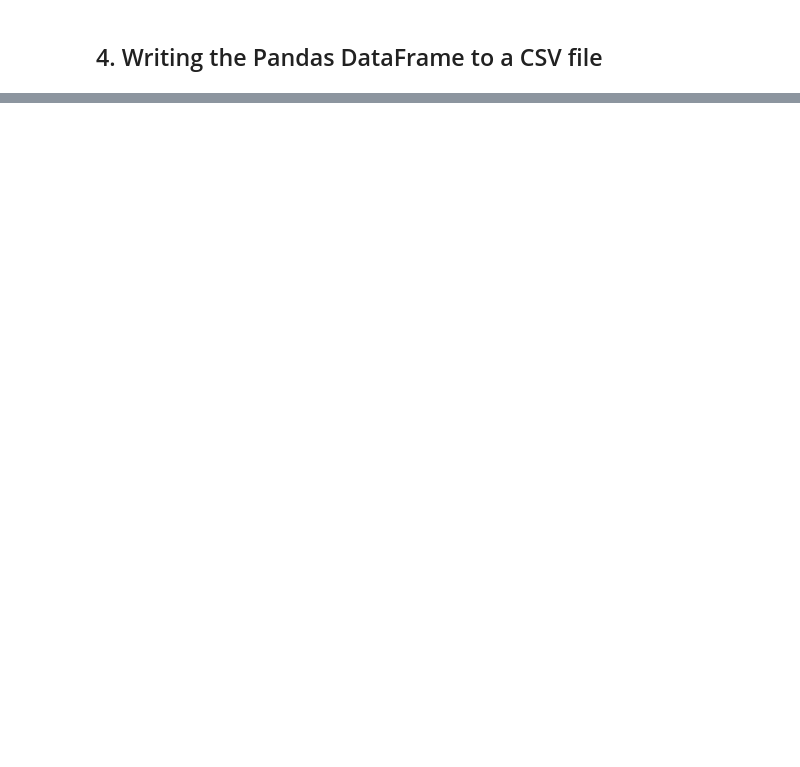
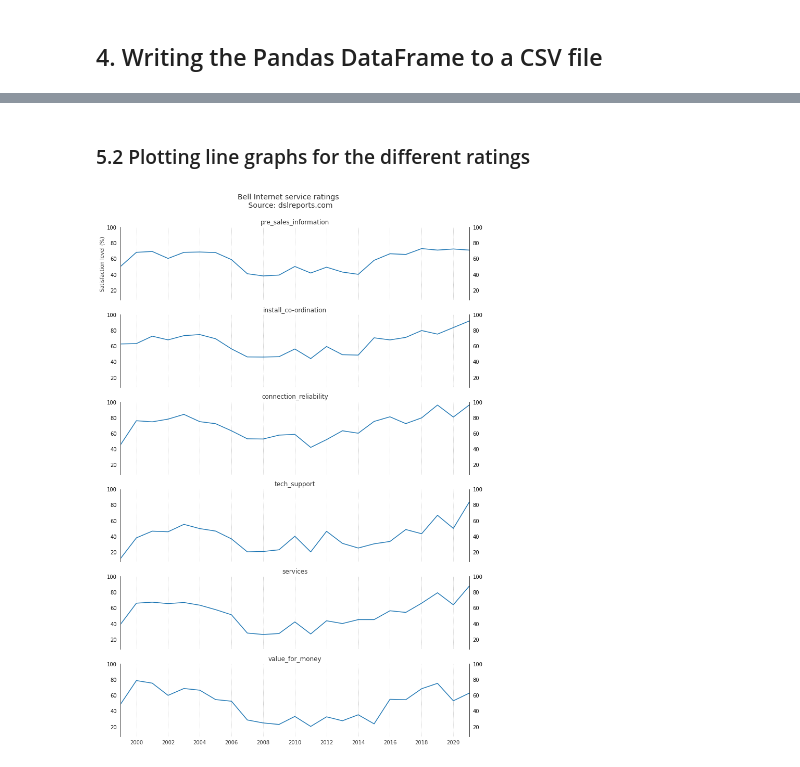
Before and after one commit to C-Youssef/web-scraping-dslreports, a Jupyter notebook: extracting_Bell_internet_review_data.ipynb, the cells around one changed output, grey strips where cells are left out. Cells and saved outputs as stored; diff of their text form; code cells hidden in the pictures; blank space fills up the shorter version.

Commit message:
add visualization

```diff
--- a/extracting_Bell_internet_review_data.ipynb
+++ b/extracting_Bell_internet_review_data.ipynb
@@ -637,0 +637,7 @@ This will later be extended to include:
+# %%
+reviews_df['date'] = pd.to_datetime(reviews_df['date'])
+reviews_df.iloc[:, 3:-1] = reviews_df.iloc[:, 3:-1].astype(np.float64)
+
+yearly_ratings_Bell = reviews_df.iloc[:,5:].groupby(reviews_df['date'].dt.year).agg(np.nanmean)
+yearly_ratings_Bell['overall_rating'] = yearly_ratings_Bell.apply(np.nanmean, axis=1)
+yearly_ratings_Bell
@@ -637,0 +675,27 @@ This will later be extended to include:
+# %% [markdown]
+### 5.2 Plotting line graphs for the different ratings
+# %%
+import matplotlib.pyplot as plt
+
+fig, axs = plt.subplots(6, sharex=True, sharey=True, figsize=(12, 18), frameon=False)
+
+fig.suptitle('Bell Internet service ratings \n Source: dslreports.com', y=0.93, size=14, alpha=0.8)
+for i in range(6):
+    axs[i].plot(yearly_ratings_Bell.iloc[:-1, i], label=yearly_ratings_Bell.columns[i]);
+    axs[i].set_title(yearly_ratings_Bell.columns[i], alpha=0.8);
+    axs[i].tick_params(top=False, bottom=False, left=False, right=False, labelleft=True,labelright=True, labelbottom=False)
+    axs[i].spines['top'].set_visible(False)
+    axs[i].spines['bottom'].set_visible(False)
+    axs[i].margins(x=0)
+    axs[i].grid(axis='x', linestyle=':')
+
+axs[0].set_ylabel('Satisfaction level (%)', alpha=0.8)
+
+xticks_labels = yearly_ratings_Bell.index[yearly_ratings_Bell.index%2==0][:-1]
+axs[5].set_xticks(ticks=xticks_labels, labels=xticks_labels, alpha=0.8)
+axs[5].tick_params(top=False, bottom=False, left=False, right=False, labelleft=True,labelright=True, labelbottom=True)
+axs[5].spines['bottom'].set_visible(False)
+
+plt.savefig('data/yearly_Bell_internet_service_ratings_dslreports.png')
+# %% [output]
+[figure, added]
```
Also changed, not shown: parts of 19 cells of this notebook, 1 other file.
